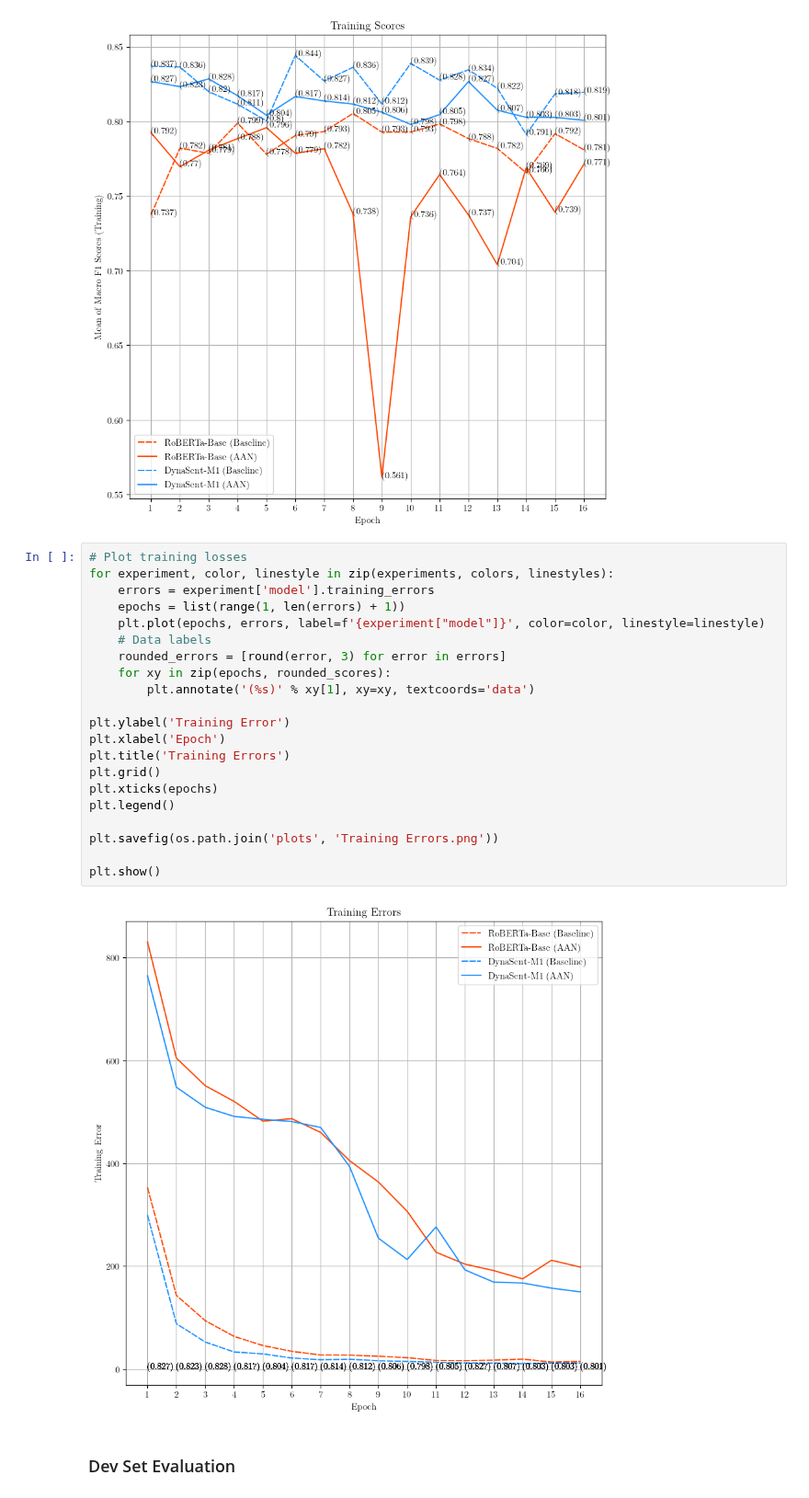
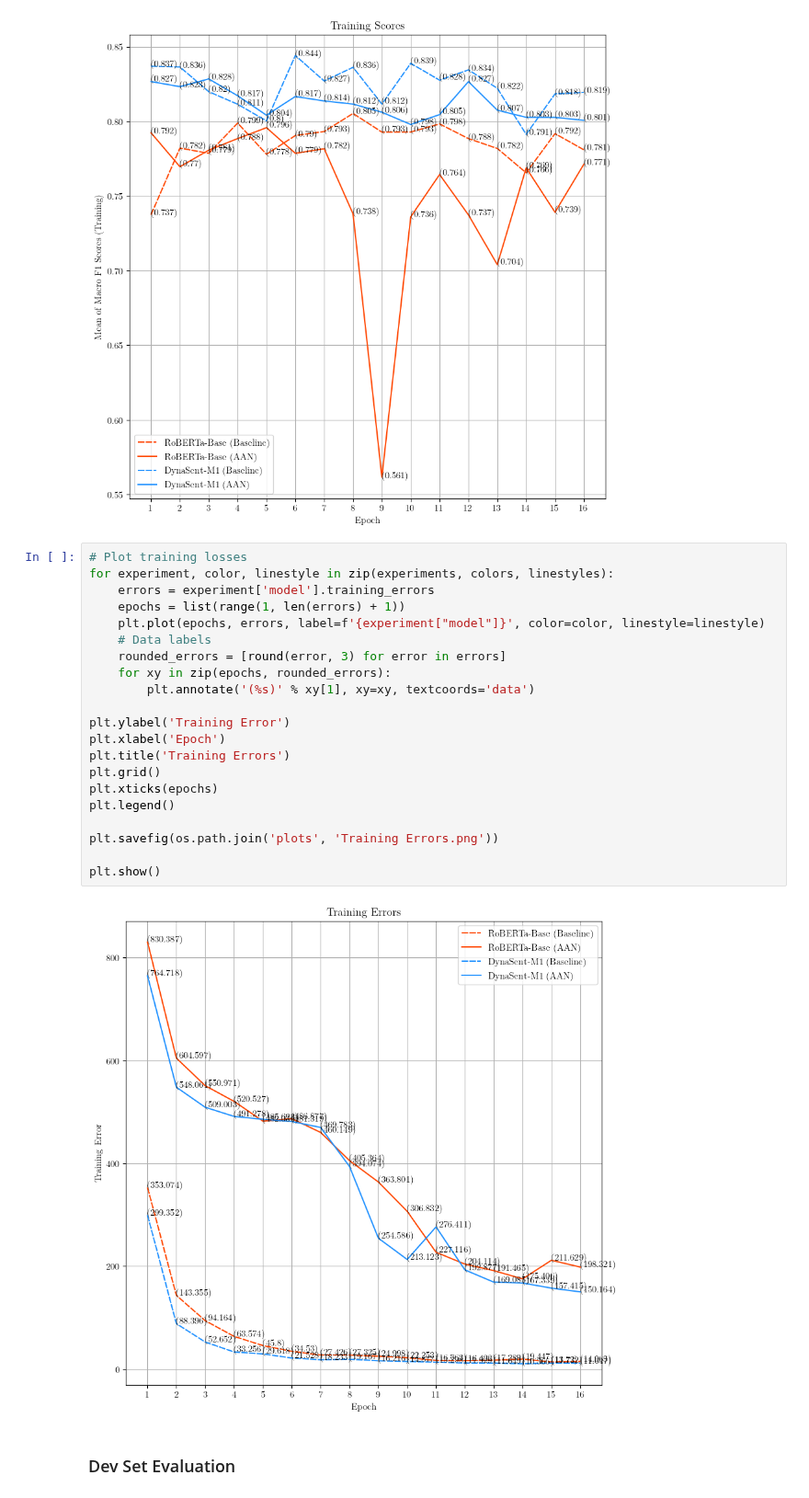
Before and after one commit to mukobi/Unsupervised-Concept-Based-Explanations-For-Sentiment-Analysis, a Jupyter notebook: evaluate_trained_models.ipynb, the cells around one changed output. Shown at 92% size. Cells and saved outputs as stored; diff of their text form.

```diff
--- a/evaluate_trained_models.ipynb
+++ b/evaluate_trained_models.ipynb
@@ -120,26 +120,26 @@ plt.show()
 # %%
 # Plot training losses
 for experiment, color, linestyle in zip(experiments, colors, linestyles):
     errors = experiment['model'].training_errors
     epochs = list(range(1, len(errors) + 1))
     plt.plot(epochs, errors, label=f'{experiment["model"]}', color=color, linestyle=linestyle)
     # Data labels
     rounded_errors = [round(error, 3) for error in errors]
-    for xy in zip(epochs, rounded_scores):
+    for xy in zip(epochs, rounded_errors):
         plt.annotate('(%s)' % xy[1], xy=xy, textcoords='data')
 
 plt.ylabel('Training Error')
 plt.xlabel('Epoch')
 plt.title('Training Errors')
 plt.grid()
 plt.xticks(epochs)
 plt.legend()
 
 plt.savefig(os.path.join('plots', 'Training Errors.png'))
 
 plt.show()
 # %% [output]
-[figure, old version]
+[figure, new version]
 # %% [markdown]
 ### Dev Set Evaluation
 # %%
```
Also changed, not shown: parts of 8 cells of this notebook, 2 other files.
